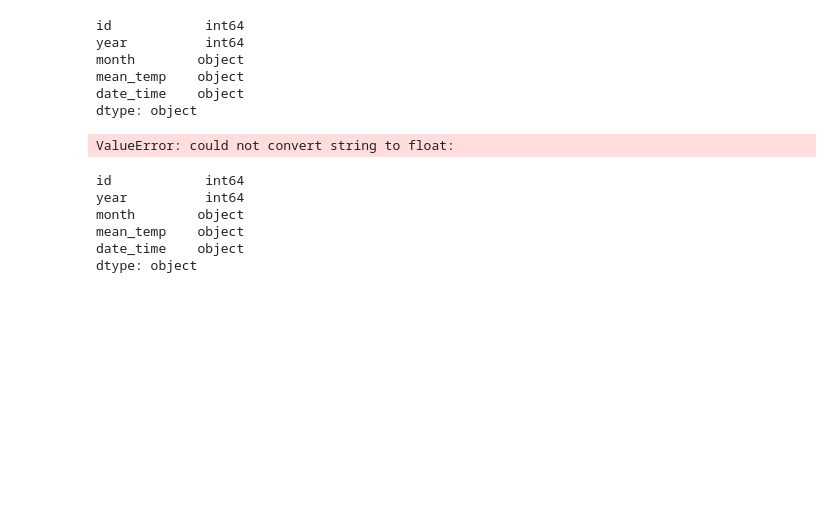
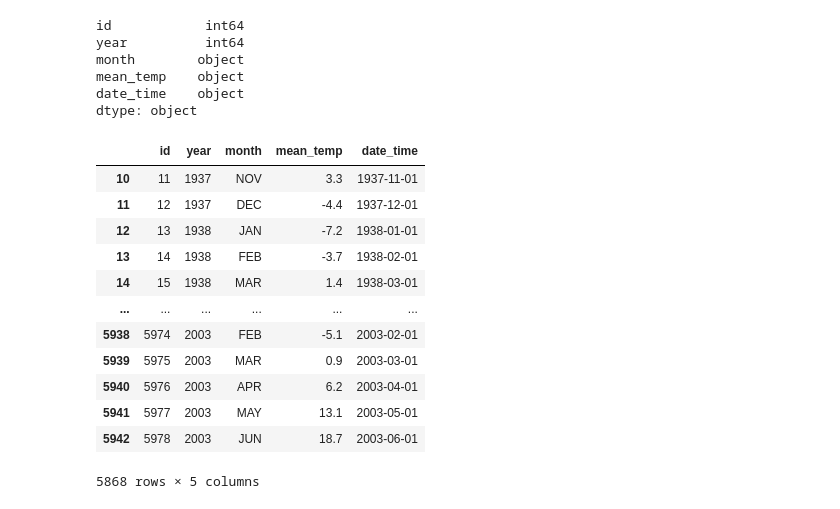
Before and after one commit to MoneyGeng/Weather-Forecasting-with-Machine-Learning, a Jupyter notebook: SQL- ETL.ipynb, the cells around one changed output. Drawn from its saved outputs; the diff is of its cells as text; code cells hidden in the pictures; blank space fills up the shorter version.

```diff
--- a/SQL- ETL.ipynb
+++ b/SQL- ETL.ipynb
@@ -140,17 +140,29 @@ mean_temp    object
 date_time    object
 dtype: object
 # %%
-# Converting df column types
-cleaned_df['mean_temp'] = cleaned_df['mean_temp'].astype(float)
-cleaned_df['date_time'] = pd.to_datetime(cleaned_df['date_time'], format = '%Y-%m')
+# # Converting df column types
+# cleaned_df['mean_temp'] = cleaned_df['mean_temp'].astype(float)
+# cleaned_df['date_time'] = pd.to_datetime(cleaned_df['date_time'], format = '%Y-%m')
+
+
+import numpy as np
+
+# Replace empty strings with NaN
+cleaned_df['mean_temp'] = cleaned_df['mean_temp'].replace('', np.nan)
+
+cleaned_NA_df = cleaned_df.dropna()
+cleaned_NA_df
 # %% [output]
+|  | id | year | month | mean_temp | date_time |
+| 10 | 11 | 1937 | NOV | 3.3 | 1937-11-01 |
+| 11 | 12 | 1937 | DEC | -4.4 | 1937-12-01 |
+| 12 | 13 | 1938 | JAN | -7.2 | 1938-01-01 |
+| 13 | 14 | 1938 | FEB | -3.7 | 1938-02-01 |
+| 14 | 15 | 1938 | MAR | 1.4 | 1938-03-01 |
+| ... | ... | ... | ... | ... | ... |
+| 5938 | 5974 | 2003 | FEB | -5.1 | 2003-02-01 |
+| 5939 | 5975 | 2003 | MAR | 0.9 | 2003-03-01 |
+| 5940 | 5976 | 2003 | APR | 6.2 | 2003-04-01 |
+| 5941 | 5977 | 2003 | MAY | 13.1 | 2003-05-01 |
+| 5942 | 5978 | 2003 | JUN | 18.7 | 2003-06-01 |
-ValueError: could not convert string to float:
+5868 rows × 5 columns
-# %%
-cleaned_df.dtypes
-# %% [output]
-id            int64
-year          int64
-month        object
-mean_temp    object
-date_time    object
-dtype: object
```
Also changed, not shown: parts of 7 cells of this notebook.
